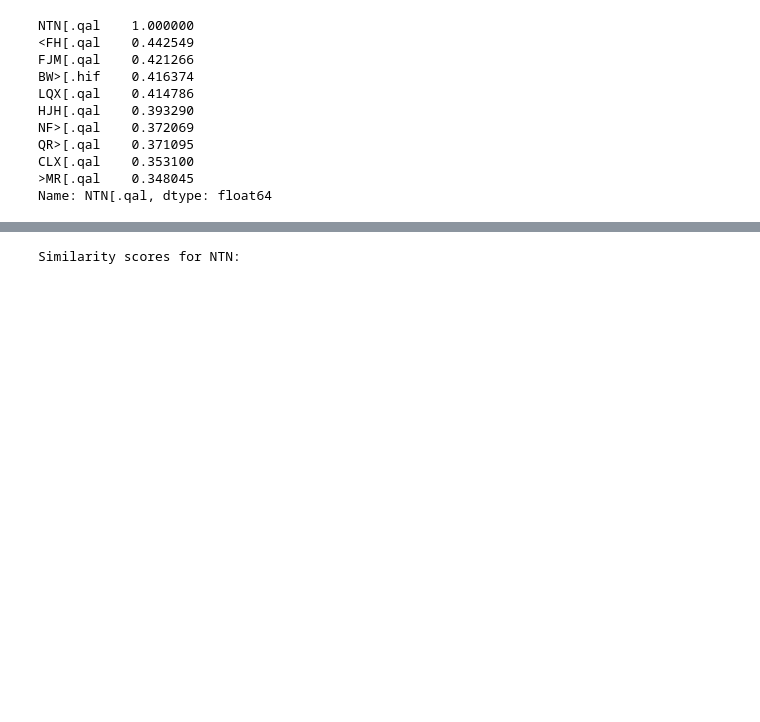
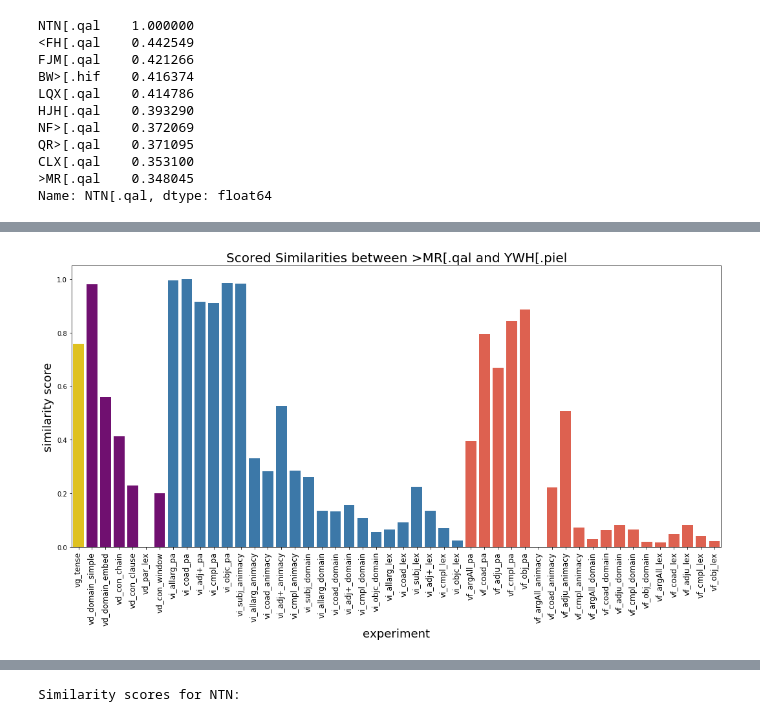
Before and after one commit to codykingham/verb_semantics, a Jupyter notebook: first_analysis.ipynb, the cells around one changed output, grey strips where cells are left out. Cells and saved outputs as stored; diff of their text form; code cells hidden in the pictures; blank space fills up the shorter version.

```diff
--- a/first_analysis.ipynb
+++ b/first_analysis.ipynb
@@ -499,0 +575,4 @@ Here we look at four verbs that have come to our attention: היה, שׂים, ל
+# %%
+say_command = get_sim_experiments('>MR[.qal', 'YWH[.piel')
+# %% [output]
+[figure, added]
```
Also changed, not shown: parts of 52 cells of this notebook.
